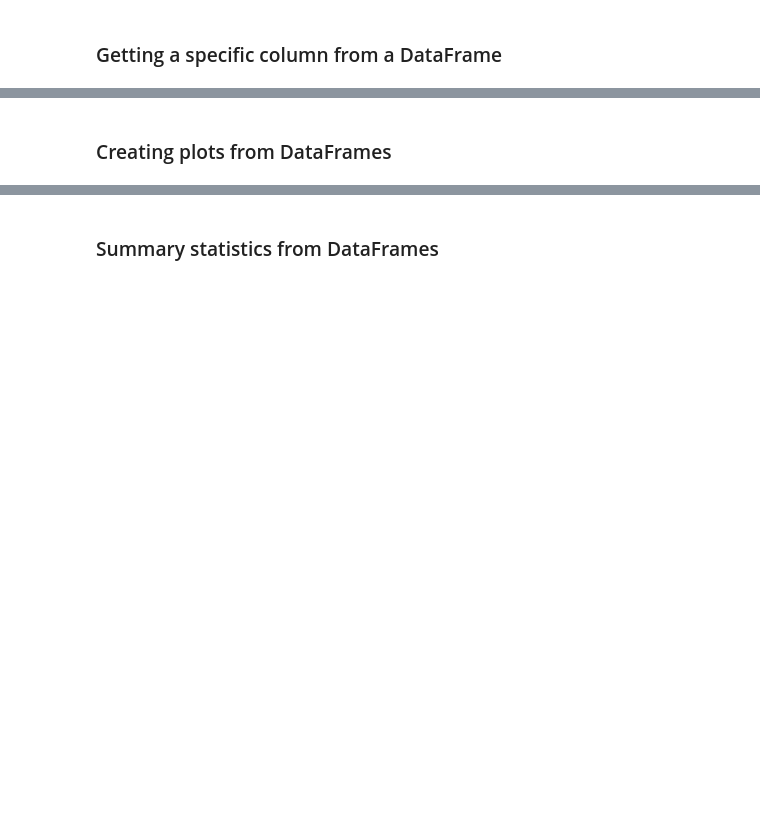
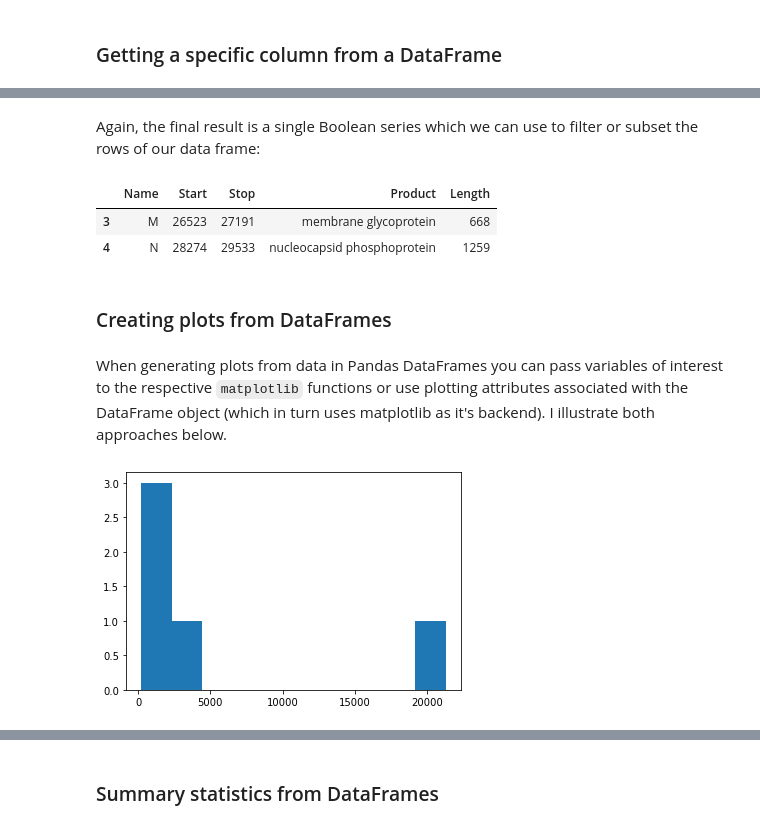
Before and after one commit to bio208fs-class/bio208fs-lecture, a Jupyter notebook: notebooks/class06-live-coding.ipynb, the cells around one changed output, grey strips where cells are left out. Cells and saved outputs as stored; diff of their text form; code cells hidden in the pictures; blank space fills up the shorter version.

Commit message:
updated notebooks for class session 06, started session 07

```diff
--- a/notebooks/class06-live-coding.ipynb
+++ b/notebooks/class06-live-coding.ipynb
@@ -45,0 +216,3 @@ df = pd.DataFrame({
+# %%
+df["Length"] = df.Stop - df.Start
+df
@@ -46,2 +281,12 @@ df = pd.DataFrame({
+# %% [markdown]
+Again, the final result is a single Boolean series which we can use to filter or subset the rows of our data frame:
+# %%
+df[end_and_long]
+# %% [output]
+|  | Name | Start | Stop | Product | Length |
+| 3 | M | 26523 | 27191 | membrane glycoprotein | 668 |
+| 4 | N | 28274 | 29533 | nucleocapsid phosphoprotein | 1259 |
 # %% [markdown]
 ### Creating plots from DataFrames
+# %% [markdown]
+When generating plots from data in Pandas DataFrames you can pass variables of interest to the respective `matplotlib` functions or use plotting attributes associated with the DataFrame object (which in turn uses matplotlib as it's backend).  I illustrate both approaches below.
@@ -47,0 +295,9 @@ df = pd.DataFrame({
+# %%
+# generate a histogram of genes Lengths
+plt.hist(df.Length)
+
+pass # adding pass here prevents the data objects returned from
+     # plt.hist from being printed in the output. This is just to make
+     # the notebook output look neat and tidy.
+# %% [output]
+[figure, added]
```
Also changed, not shown: parts of 72 cells of this notebook.
